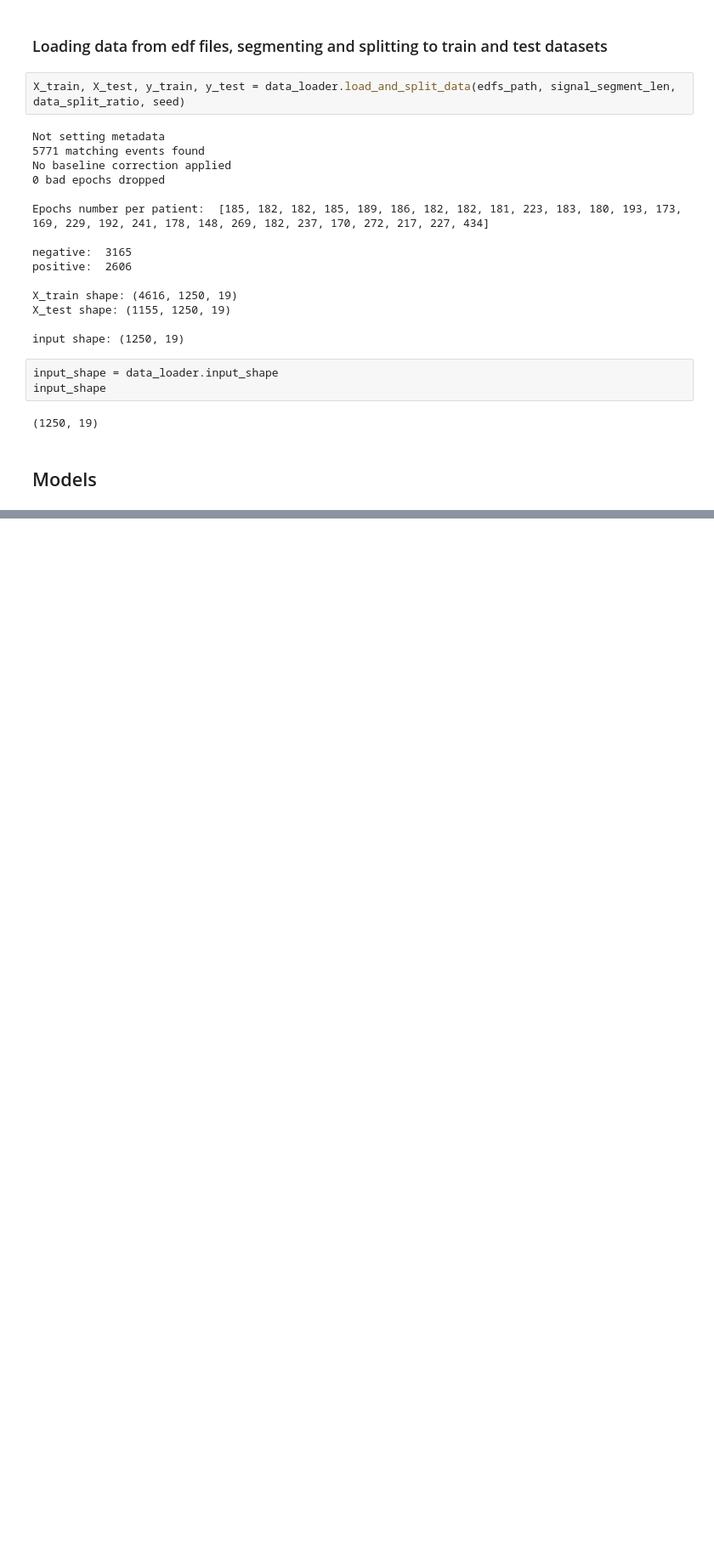
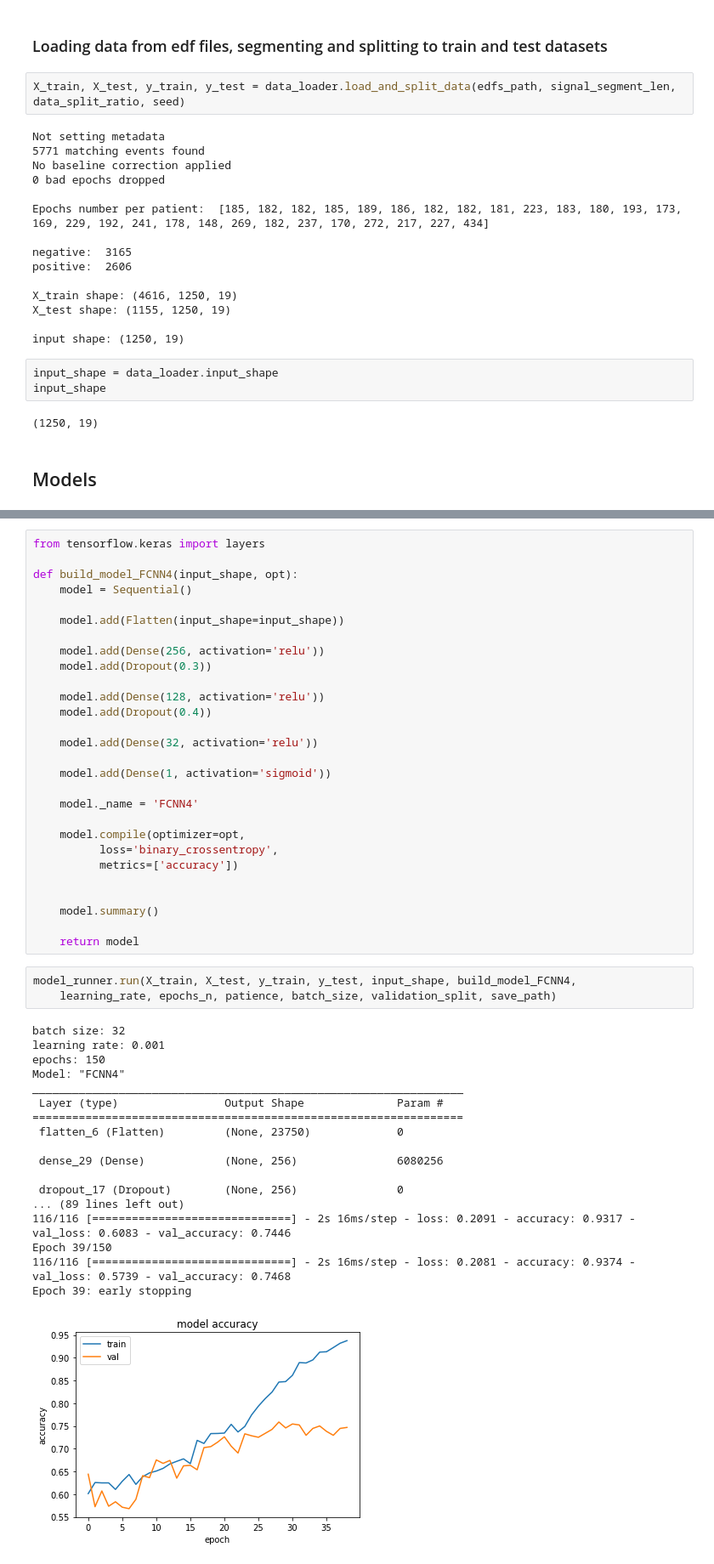
Before and after one commit to daterka/Use-of-machine-learning-methods-to-diagnose-schizophrenia-based-on-EEG-signal, a Jupyter notebook: src/neuralNetworks/FCNN.ipynb, the cells around one changed output, grey strips where cells are left out. Shown at 85% size. Drawn from its saved outputs; the diff is of its cells as text; blank space fills up the shorter version.

```diff
--- a/src/neuralNetworks/FCNN.ipynb
+++ b/src/neuralNetworks/FCNN.ipynb
@@ -169,0 +233,50 @@ F1 score: 0.5478260869565218
+# %%
+from tensorflow.keras import layers
+
+def build_model_FCNN4(input_shape, opt):
+    model = Sequential()
+
+    model.add(Flatten(input_shape=input_shape))
+
+    model.add(Dense(256, activation='relu'))
+    model.add(Dropout(0.3))
+
+    model.add(Dense(128, activation='relu'))
+    model.add(Dropout(0.4))
+
+    model.add(Dense(32, activation='relu'))
+
+    model.add(Dense(1, activation='sigmoid'))
+
+    model._name = 'FCNN4'
+
+    model.compile(optimizer=opt,
+          loss='binary_crossentropy',
+          metrics=['accuracy'])
+
+
+    model.summary()
+
+    return model
+# %%
+model_runner.run(X_train, X_test, y_train, y_test, input_shape, build_model_FCNN4,
+    learning_rate, epochs_n, patience, batch_size, validation_split, save_path)
+# %% [output]
+batch size: 32
+learning rate: 0.001
+epochs: 150
+Model: "FCNN4"
+_________________________________________________________________
+ Layer (type)                Output Shape              Param #
+=================================================================
+ flatten_6 (Flatten)         (None, 23750)             0
+
+ dense_29 (Dense)            (None, 256)               6080256
+
+ dropout_17 (Dropout)        (None, 256)               0
+... (89 lines left out)
+116/116 [==============================] - 2s 16ms/step - loss: 0.2091 - accuracy: 0.9317 - val_loss: 0.6083 - val_accuracy: 0.7446
+Epoch 39/150
+116/116 [==============================] - 2s 16ms/step - loss: 0.2081 - accuracy: 0.9374 - val_loss: 0.5739 - val_accuracy: 0.7468
+Epoch 39: early stopping
+[figure, added]
```
Also changed, not shown: parts of 12 cells of this notebook, 6 other files.
